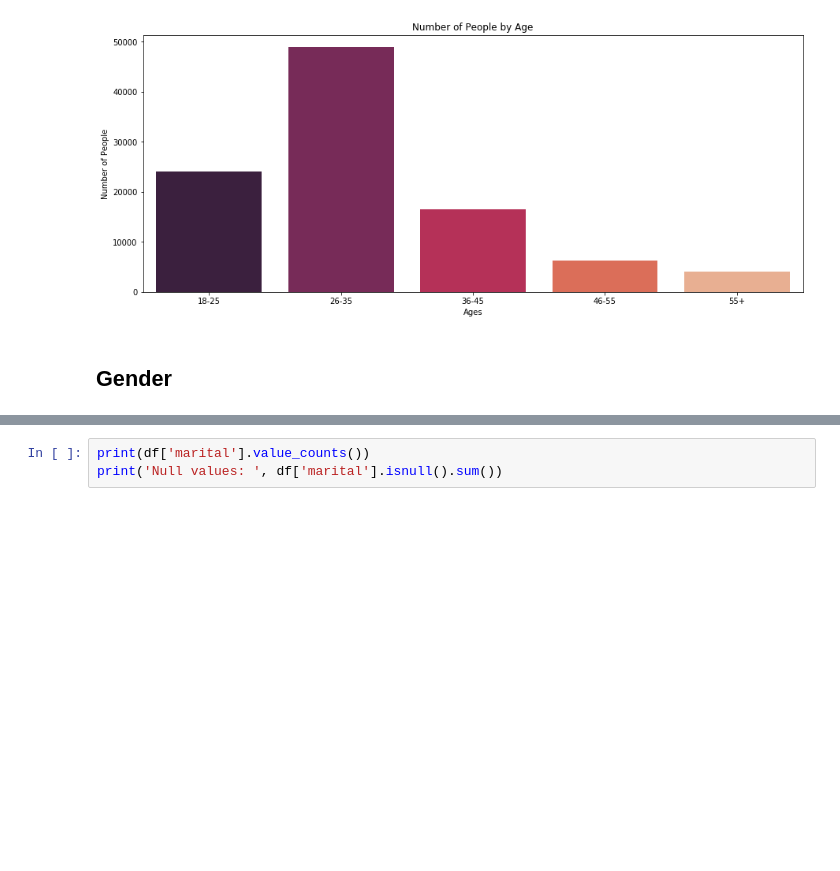
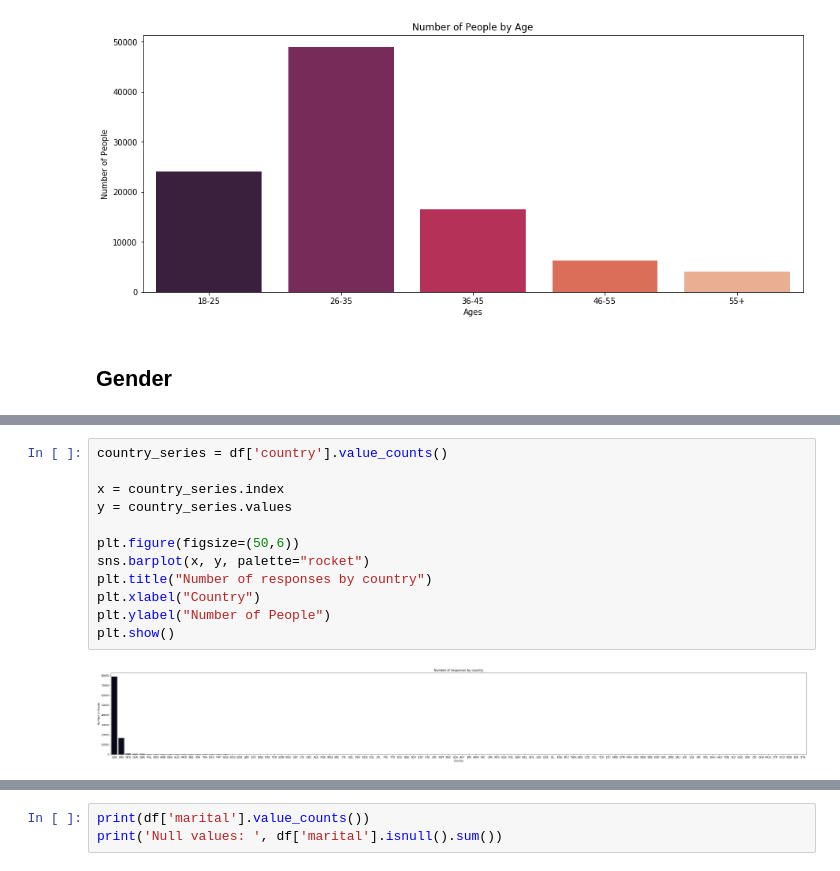
Before and after one commit to kaitlyn-k-zeichick/Project-4, a Jupyter notebook: EDA.ipynb, the cells around one changed output, grey strips where cells are left out. Cells and saved outputs as stored; diff of their text form; blank space fills up the shorter version.

```diff
--- a/EDA.ipynb
+++ b/EDA.ipynb
@@ -82,0 +115,14 @@ plt.show()
+# %%
+country_series = df['country'].value_counts()
+
+x = country_series.index
+y = country_series.values
+
+plt.figure(figsize=(50,6))
+sns.barplot(x, y, palette="rocket")
+plt.title("Number of responses by country")
+plt.xlabel("Country")
+plt.ylabel("Number of People")
+plt.show()
+# %% [output]
+[figure, added]
```
Also changed, not shown: parts of 21 cells of this notebook, 5 other files.
